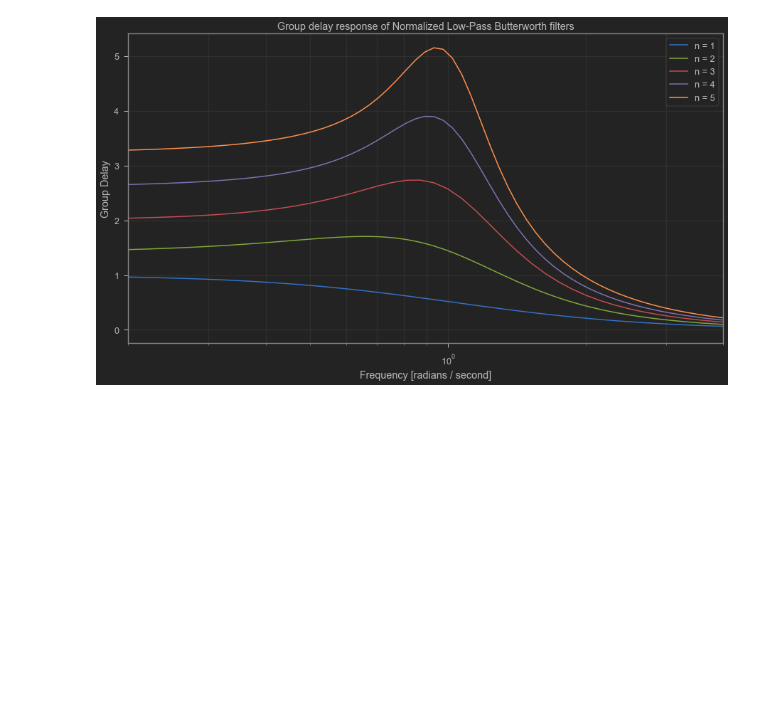
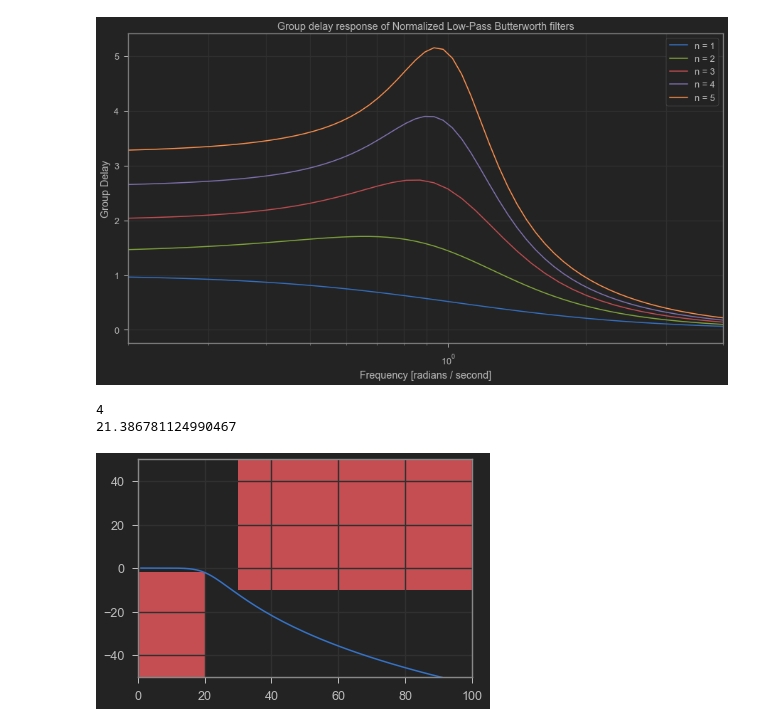
Before and after one commit to amirotd/Analog-Filters-Design, a Jupyter notebook: ButterWorth_Filter.ipynb, the cells around one changed output. Drawn from its saved outputs; the diff is of its cells as text; code cells hidden in the pictures; blank space fills up the shorter version.

Commit message:
added a simple example for Butterworth filter

```diff
--- a/ButterWorth_Filter.ipynb
+++ b/ButterWorth_Filter.ipynb
@@ -116,3 +116,22 @@ plt.legend()
 plt.show(plt.figure(3))
 # %% [output]
 [figure]
+# %%
+# Simple Example
+wpass = 20
+wstop = 30
+n, ws = sig.buttord(wpass, wstop, 2, 10, analog=True)
+b, a = sig.butter(n, ws, 'low', analog=True)
+w, h = sig.freqs(b, a)
+print(n)
+print(ws)
+plt.plot(w, 20 * np.log10(abs(h)))
+plt.fill([0,wpass,wpass,0],[-2,-2,-99,-99],color='r',lw=0)
+plt.fill([wstop,100,100,wstop],[-10,-10,100,100],color='r',lw=0)
+plt.axis([0, 100, -50, 50])
+plt.grid(which='both', axis='both')
+plt.show()
+# %% [output]
+4
+21.386781124990467
+[figure, added]
```
